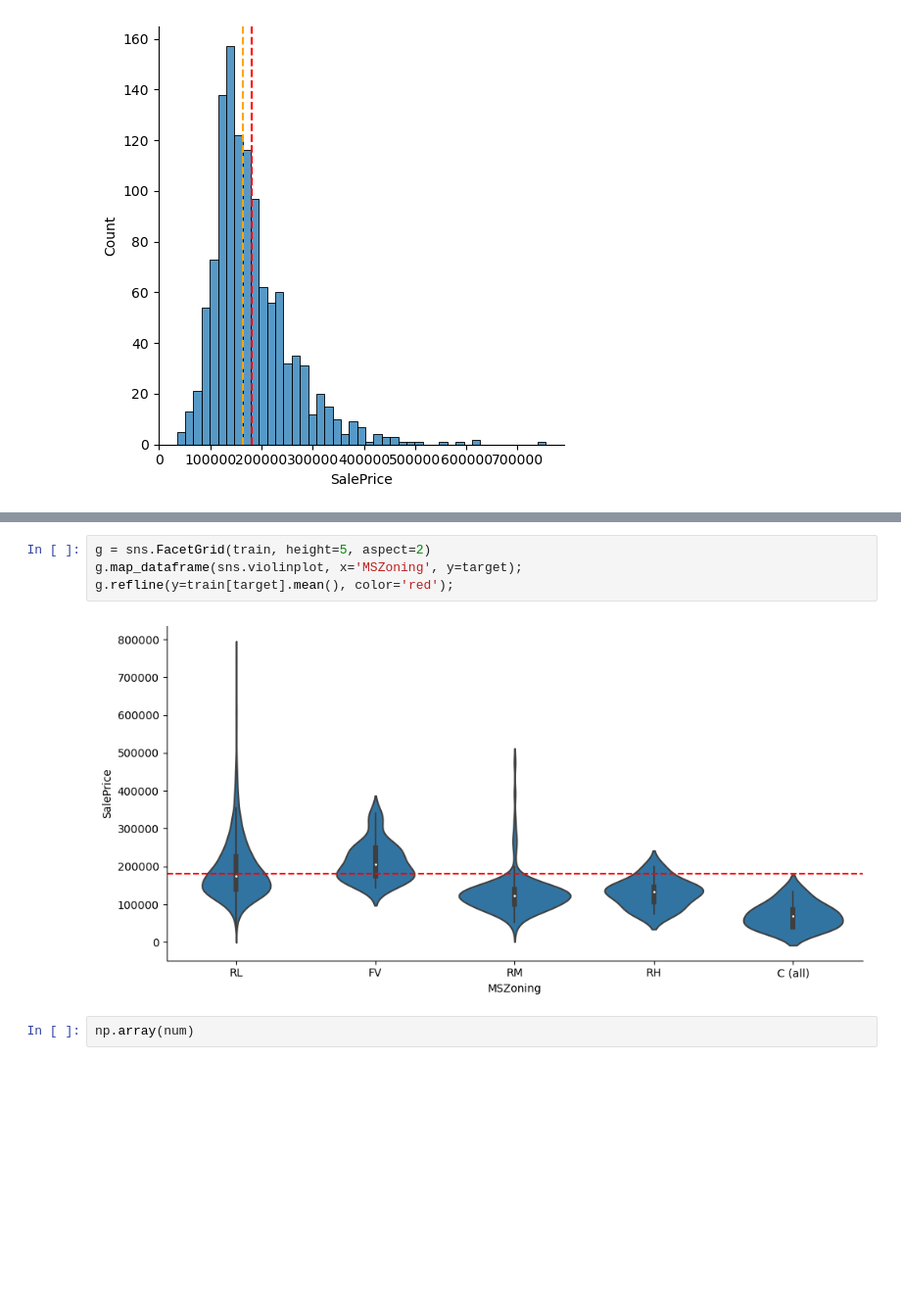
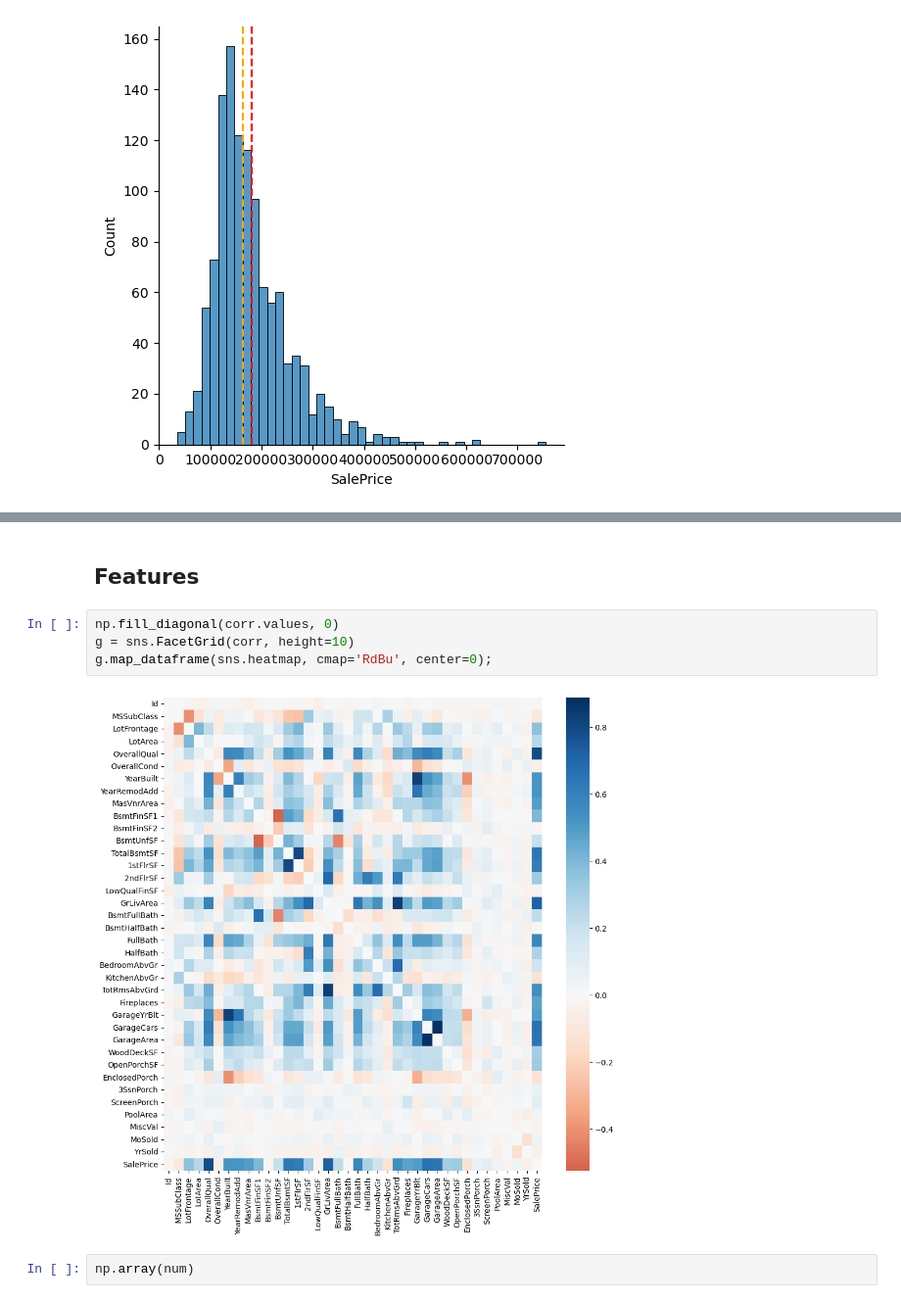
Before and after one commit to cmd-master/house-prices, a Jupyter notebook: _main.ipynb, the cells around one changed output, grey strips where cells are left out. Shown at 98% size. Drawn from its saved outputs; the diff is of its cells as text; blank space fills up the shorter version.

```diff
--- a/_main.ipynb
+++ b/_main.ipynb
@@ -181,9 +269,11 @@ train.groupby('SaleType')[target].describe()
-# %%
-g = sns.FacetGrid(train, height=5, aspect=2)
-g.map_dataframe(sns.violinplot, x='MSZoning', y=target);
-g.refline(y=train[target].mean(), color='red');
-# %% [output]
-[figure, removed]
+# %% [markdown]
+## Features
+# %%
+np.fill_diagonal(corr.values, 0)
+g = sns.FacetGrid(corr, height=10)
+g.map_dataframe(sns.heatmap, cmap='RdBu', center=0);
+# %% [output]
+[figure, added]
 # %%
 np.array(num)
 # %% [output]
```
Also changed, not shown: parts of 34 cells of this notebook, 6 other files.
